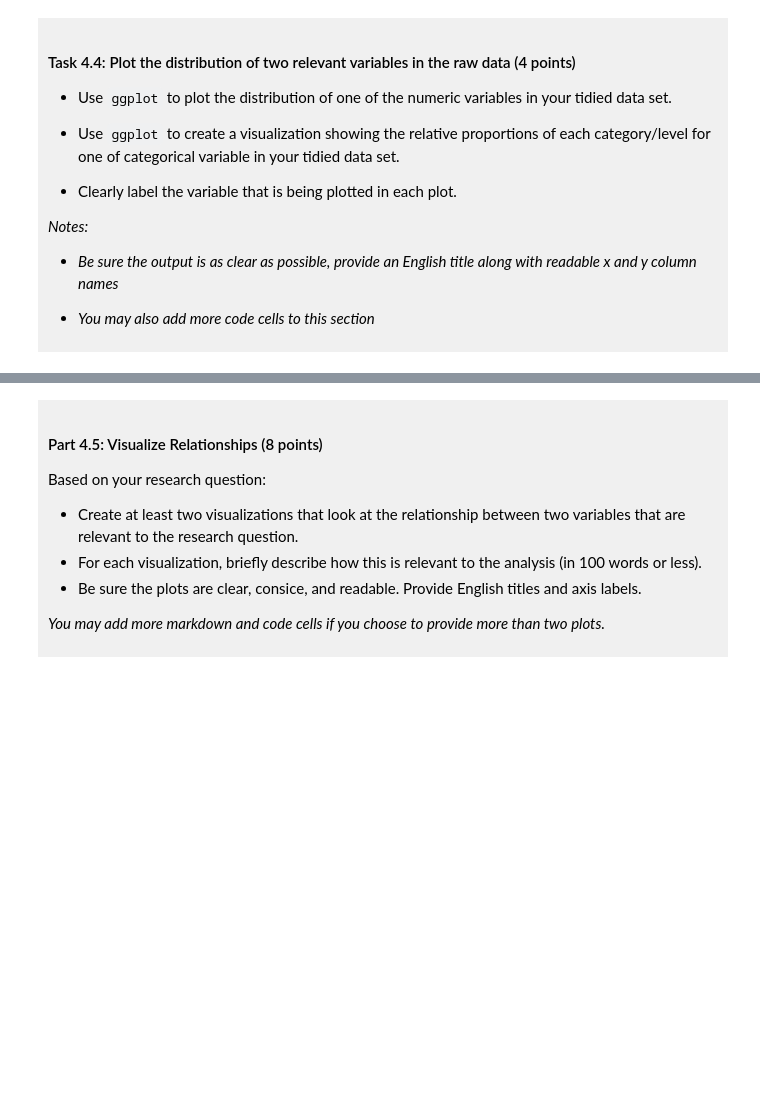
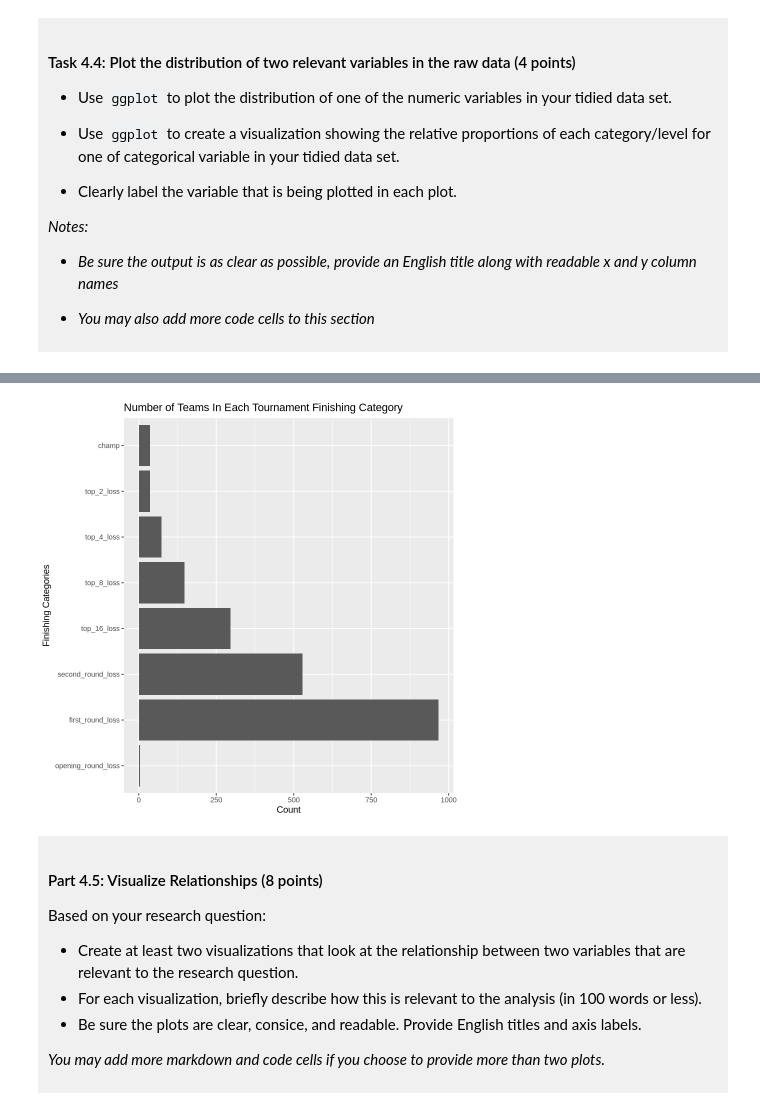
Before and after one commit to mandy-maa/dsci-100-project-mandy-ma, a Jupyter notebook: dsci-100-project-notebook.ipynb, the cells around one changed output, grey strips where cells are left out. Drawn from its saved outputs; the diff is of its cells as text; code cells hidden in the pictures; blank space fills up the shorter version.

```diff
--- a/dsci-100-project-notebook.ipynb
+++ b/dsci-100-project-notebook.ipynb
@@ -333,5 +341,12 @@ A tibble: 8 × 2
 # %%
-### EDIT THIS CODE CELL FOR PLOT 2 ###
+rwp_bar_plot <- data_tidy |>
+    ggplot(aes(y = tourney_finish)) +
+    geom_bar() +
+    labs(x = "Count", y = "Finishing Categories", title = "Number of Teams In Each Tournament Finishing Category")
+
+rwp_bar_plot
+# %% [output]
+[figure, added]
 # %% [markdown]
 <div style="background-color: #f0f0f0; padding: 10px;">
 
```
Also changed, not shown: parts of 2 cells of this notebook.
